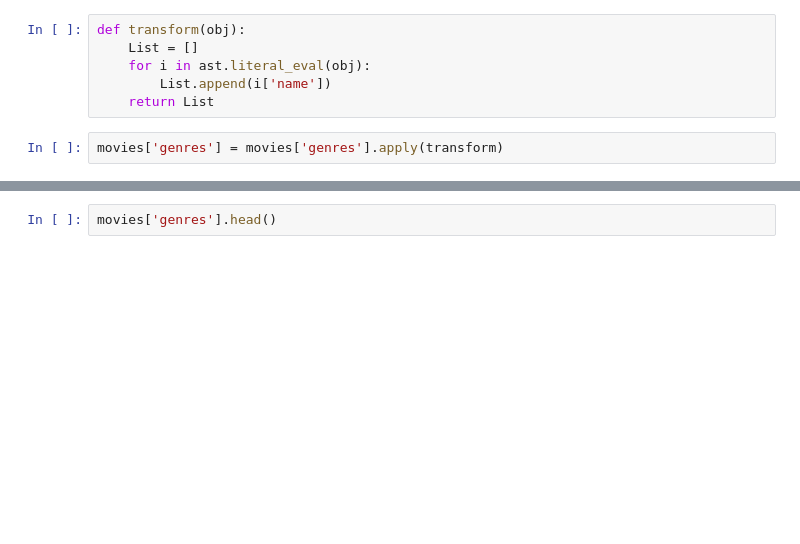
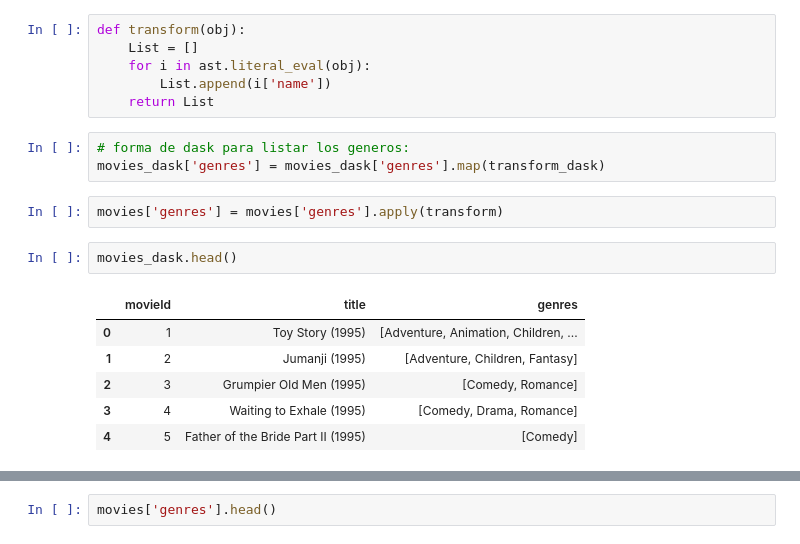
Before and after one commit to LihuisiEd/recomendation-nltk, a Jupyter notebook: recomendation2.ipynb, the cells around one changed output, grey strips where cells are left out. Cells and saved outputs as stored; diff of their text form; blank space fills up the shorter version.

```diff
--- a/recomendation2.ipynb
+++ b/recomendation2.ipynb
@@ -45,5 +92,17 @@ def transform(obj):
     for i in ast.literal_eval(obj):
         List.append(i['name'])
     return List
+# %%
+# forma de dask para listar los generos:
+movies_dask['genres'] = movies_dask['genres'].map(transform_dask)
 # %%
 movies['genres'] = movies['genres'].apply(transform)
+# %%
+movies_dask.head()
+# %% [output]
+|  | movieId | title | genres |
+| 0 | 1 | Toy Story (1995) | [Adventure, Animation, Children, ... |
+| 1 | 2 | Jumanji (1995) | [Adventure, Children, Fantasy] |
+| 2 | 3 | Grumpier Old Men (1995) | [Comedy, Romance] |
+| 3 | 4 | Waiting to Exhale (1995) | [Comedy, Drama, Romance] |
+| 4 | 5 | Father of the Bride Part II (1995) | [Comedy] |
```
Also changed, not shown: parts of 22 cells of this notebook, 5 other files.
